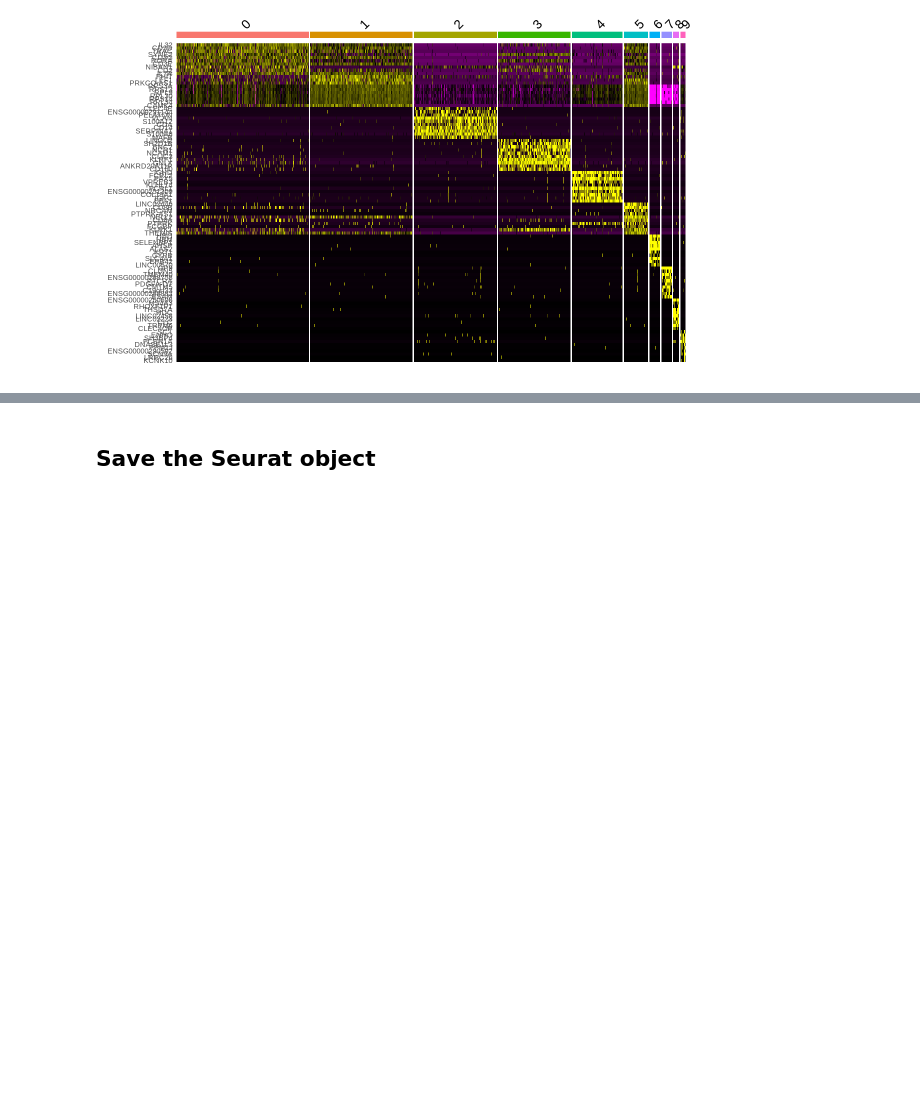
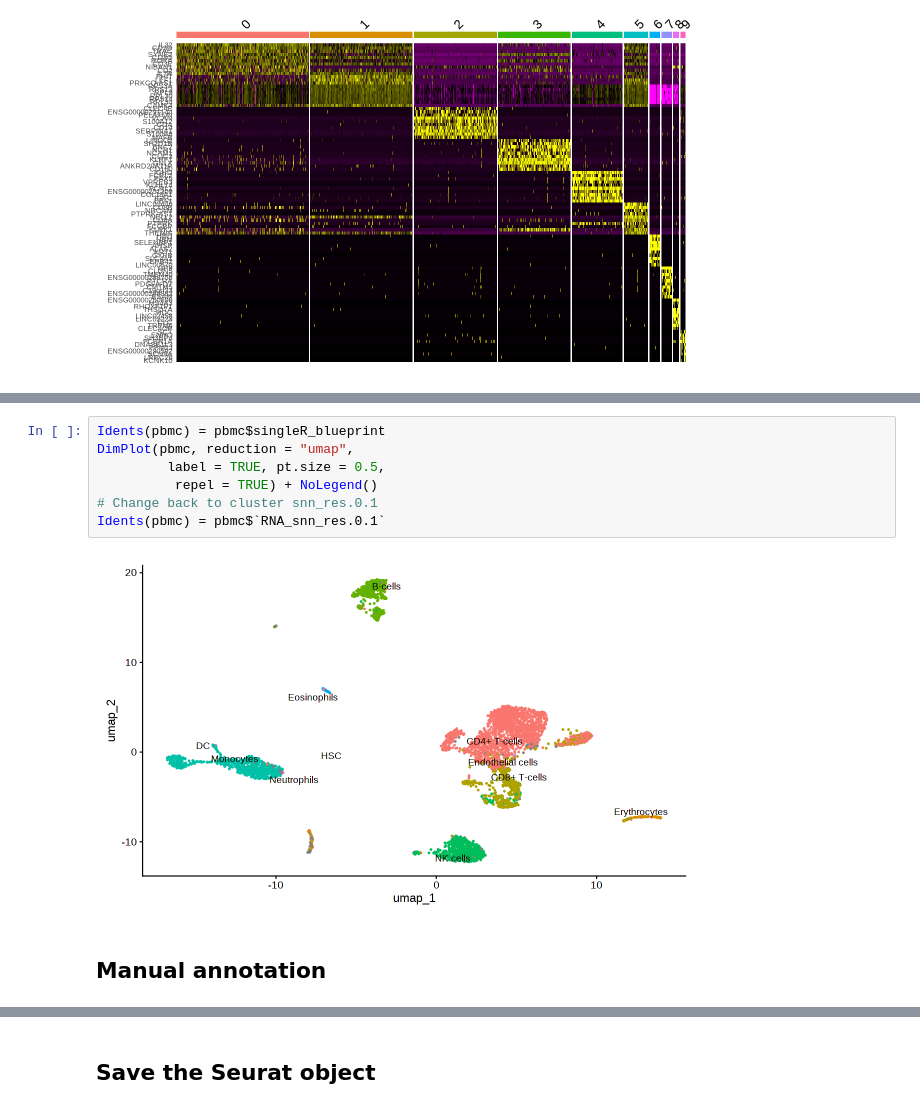
Before and after one commit to Bix4UMD/BIOI611_lab, a Jupyter notebook: docs/BIOI611_scRNA.ipynb, the cells around one changed output, grey strips where cells are left out. Drawn from its saved outputs; the diff is of its cells as text; blank space fills up the shorter version.

```diff
--- a/docs/BIOI611_scRNA.ipynb
+++ b/docs/BIOI611_scRNA.ipynb
@@ -588,0 +716,11 @@ DoHeatmap(pbmc, features = top10$gene) + NoLegend()
+# %%
+Idents(pbmc) = pbmc$singleR_blueprint
+DimPlot(pbmc, reduction = "umap",
+         label = TRUE, pt.size = 0.5,
+          repel = TRUE) + NoLegend()
+# Change back to cluster snn_res.0.1
+Idents(pbmc) = pbmc$`RNA_snn_res.0.1`
+# %% [output]
+[figure, added]
+# %% [markdown]
+## Manual annotation
```
Also changed, not shown: parts of 39 cells of this notebook.
